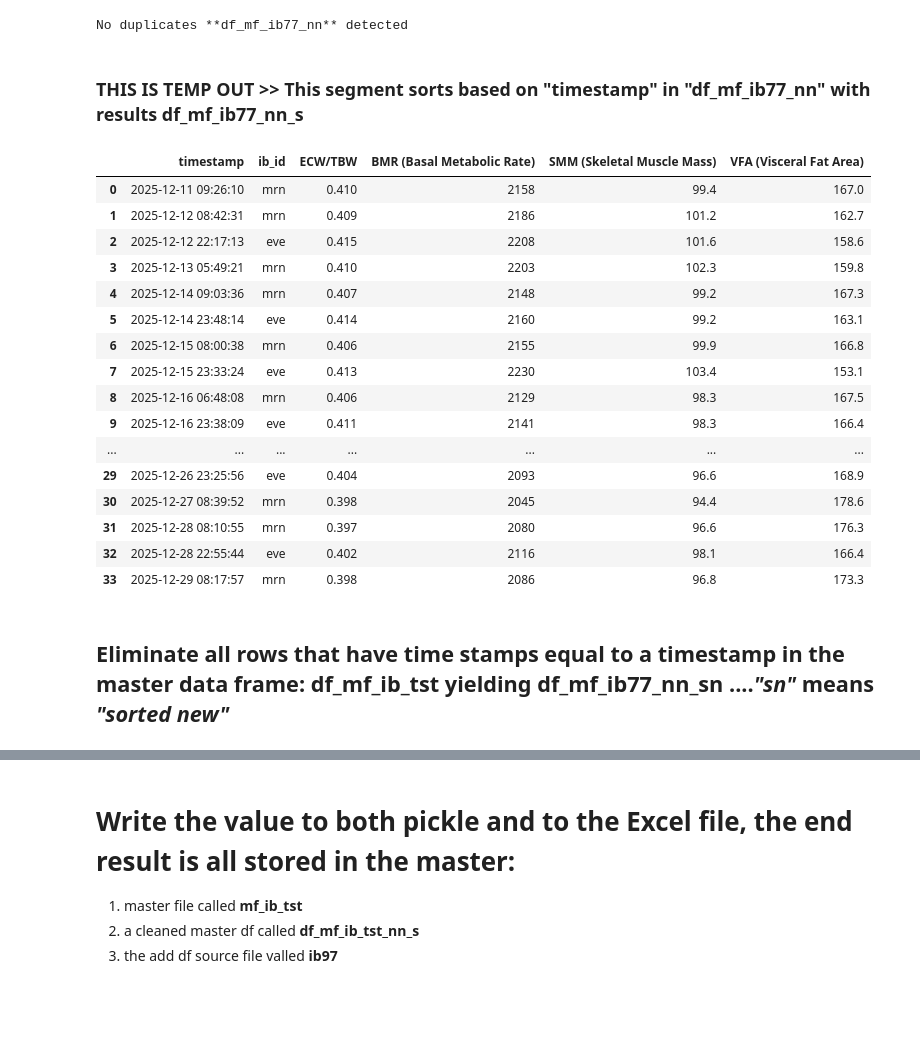
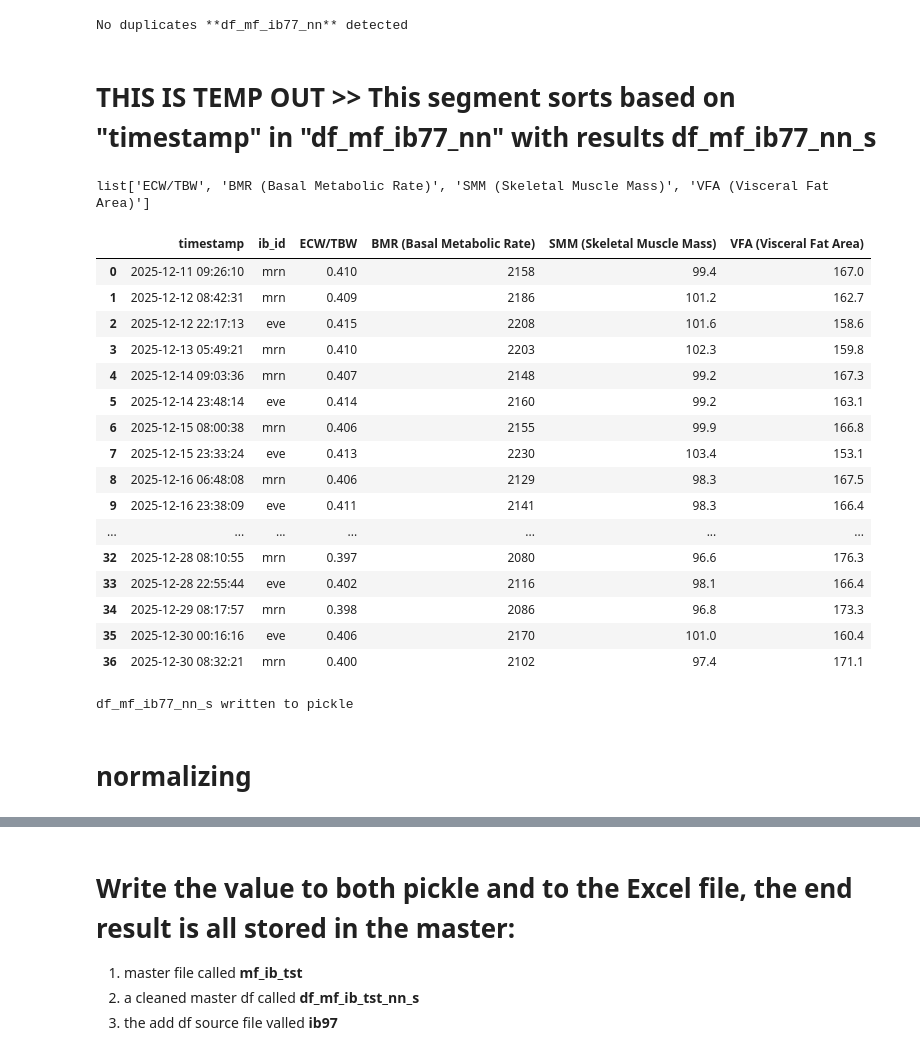
Before and after one commit to 1ratlabs/JL_2, a Jupyter notebook: col_wise_import.ipynb, the cells around one changed output, grey strips where cells are left out. Saved outputs shown, nothing was run; the diff lists cells and outputs as text; code cells hidden in the pictures; blank space fills up the shorter version.

```diff
--- a/col_wise_import.ipynb
+++ b/col_wise_import.ipynb
@@ -605,29 +672,34 @@ No duplicates **df_mf_ib77_nn** detected
 # %%
 # verify df_mf_ib77_nn[media_lst]
 # %% [markdown]
-### THIS IS TEMP OUT >> This segment sorts based on **"timestamp"** in **"df_mf_ib77_nn"** with results **df_mf_ib77_nn_s**
+# THIS IS TEMP OUT >> This segment sorts based on **"timestamp"** in **"df_mf_ib77_nn"** with results **df_mf_ib77_nn_s**
+# %%
+plt_lst = list["ECW/TBW", 'BMR (Basal Metabolic Rate)',"SMM (Skeletal Muscle Mass)",'VFA (Visceral Fat Area)']
+plt_lst
+# %% [output]
+list['ECW/TBW', 'BMR (Basal Metabolic Rate)', 'SMM (Skeletal Muscle Mass)', 'VFA (Visceral Fat Area)']
 # %%
 #sort_by_timestamp(df_mf_ib77_nn)
 df_mf_ib77_nn_s = sort_by_timestamp(df_mf_ib77_nn)
 #verify
-df_mf_ib77_nn_s[["timestamp",'ib_id',"ECW/TBW", 'BMR (Basal Metabolic Rate)',"SMM (Skeletal Muscle Mass)",'VFA (Visceral Fat Area)']]
+#df_mf_ib77_nn_s[["timestamp",'ib_id',"ECW/TBW", 'BMR (Basal Metabolic Rate)',"SMM (Skeletal Muscle Mass)",'VFA (Visceral Fat Area)']]
+plt_lst = ["ECW/TBW", 'BMR (Basal Metabolic Rate)',"SMM (Skeletal Muscle Mass)",'VFA (Visceral Fat Area)']
+df_mf_ib77_nn_s[["timestamp",'ib_id']+plt_lst]
 # %% [output]
 |  | timestamp | ib_id | ECW/TBW | BMR (Basal Metabolic Rate) | SMM (Skeletal Muscle Mass) | VFA (Visceral Fat Area) |
 | 0 | 2025-12-11 09:26:10 | mrn | 0.410 | 2158 | 99.4 | 167.0 |
 | 1 | 2025-12-12 08:42:31 | mrn | 0.409 | 2186 | 101.2 | 162.7 |
 | 2 | 2025-12-12 22:17:13 | eve | 0.415 | 2208 | 101.6 | 158.6 |
 | 3 | 2025-12-13 05:49:21 | mrn | 0.410 | 2203 | 102.3 | 159.8 |
 | 4 | 2025-12-14 09:03:36 | mrn | 0.407 | 2148 | 99.2 | 167.3 |
 | 5 | 2025-12-14 23:48:14 | eve | 0.414 | 2160 | 99.2 | 163.1 |
 | 6 | 2025-12-15 08:00:38 | mrn | 0.406 | 2155 | 99.9 | 166.8 |
 | 7 | 2025-12-15 23:33:24 | eve | 0.413 | 2230 | 103.4 | 153.1 |
 | 8 | 2025-12-16 06:48:08 | mrn | 0.406 | 2129 | 98.3 | 167.5 |
 | 9 | 2025-12-16 23:38:09 | eve | 0.411 | 2141 | 98.3 | 166.4 |
 | ... | ... | ... | ... | ... | ... | ... |
-| 29 | 2025-12-26 23:25:56 | eve | 0.404 | 2093 | 96.6 | 168.9 |
-| 30 | 2025-12-27 08:39:52 | mrn | 0.398 | 2045 | 94.4 | 178.6 |
-| 31 | 2025-12-28 08:10:55 | mrn | 0.397 | 2080 | 96.6 | 176.3 |
-| 32 | 2025-12-28 22:55:44 | eve | 0.402 | 2116 | 98.1 | 166.4 |
-| 33 | 2025-12-29 08:17:57 | mrn | 0.398 | 2086 | 96.8 | 173.3 |
+| 32 | 2025-12-28 08:10:55 | mrn | 0.397 | 2080 | 96.6 | 176.3 |
+| 33 | 2025-12-28 22:55:44 | eve | 0.402 | 2116 | 98.1 | 166.4 |
+| 34 | 2025-12-29 08:17:57 | mrn | 0.398 | 2086 | 96.8 | 173.3 |
+| 35 | 2025-12-30 00:16:16 | eve | 0.406 | 2170 | 101.0 | 160.4 |
+| 36 | 2025-12-30 08:32:21 | mrn | 0.400 | 2102 | 97.4 | 171.1 |
-# %% [markdown]
-## Eliminate all rows that have time stamps equal to a timestamp in the master data frame: **df_mf_ib_tst** yielding **df_mf_ib77_nn_sn** ....*"sn"* means *"sorted new"*
@@ -642,0 +706,7 @@ df_mf_ib77_nn_sn = keep_only_new_timestamps(
+# %%
+write_df_to_pickle(df_mf_ib77_nn_s, "df_mf_ib77_nn_s.pkl")
+print("df_mf_ib77_nn_s written to pickle")
+# %% [output]
+df_mf_ib77_nn_s written to pickle
+# %% [markdown]
+# normalizing
```
Also changed, not shown: parts of 40 cells of this notebook, 4 other files.
